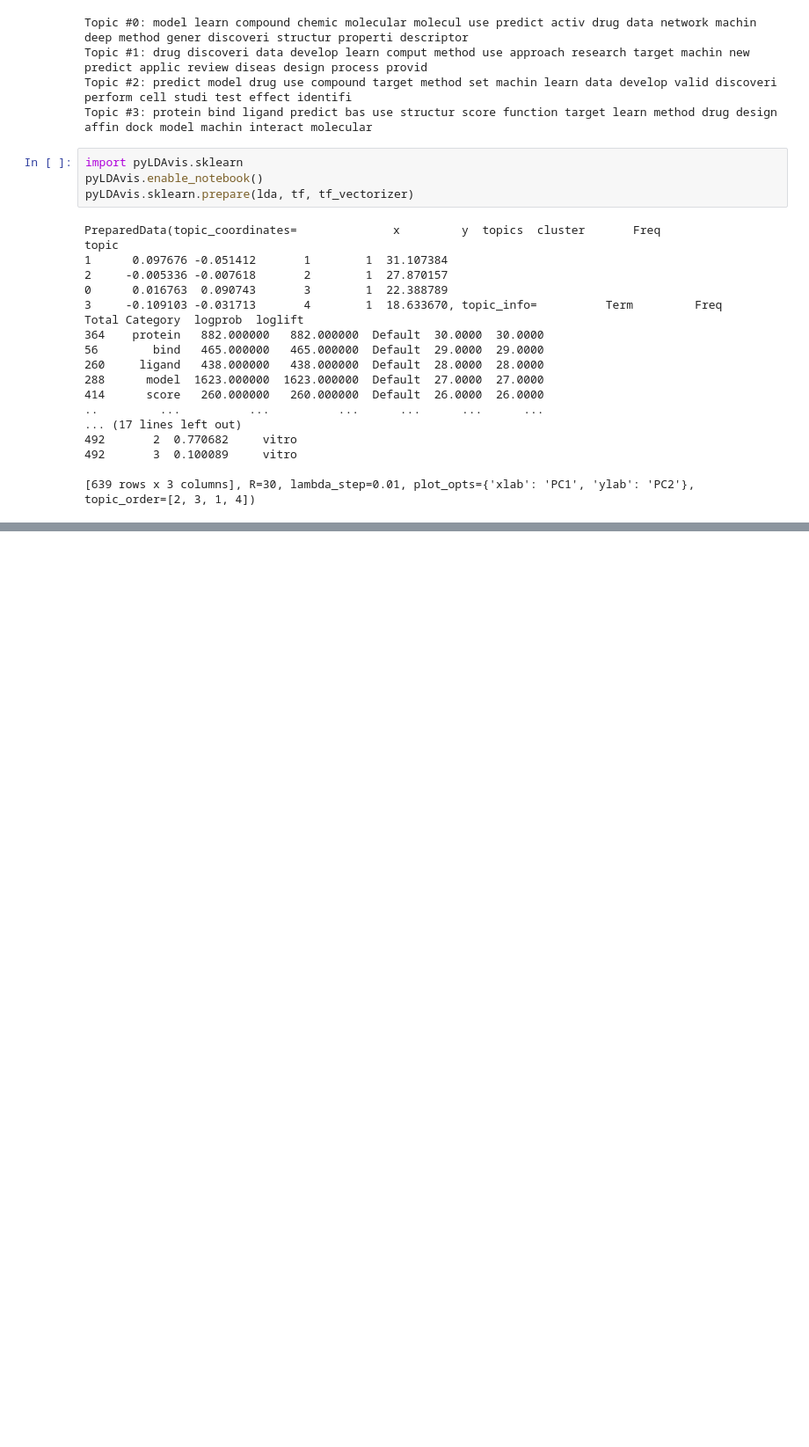
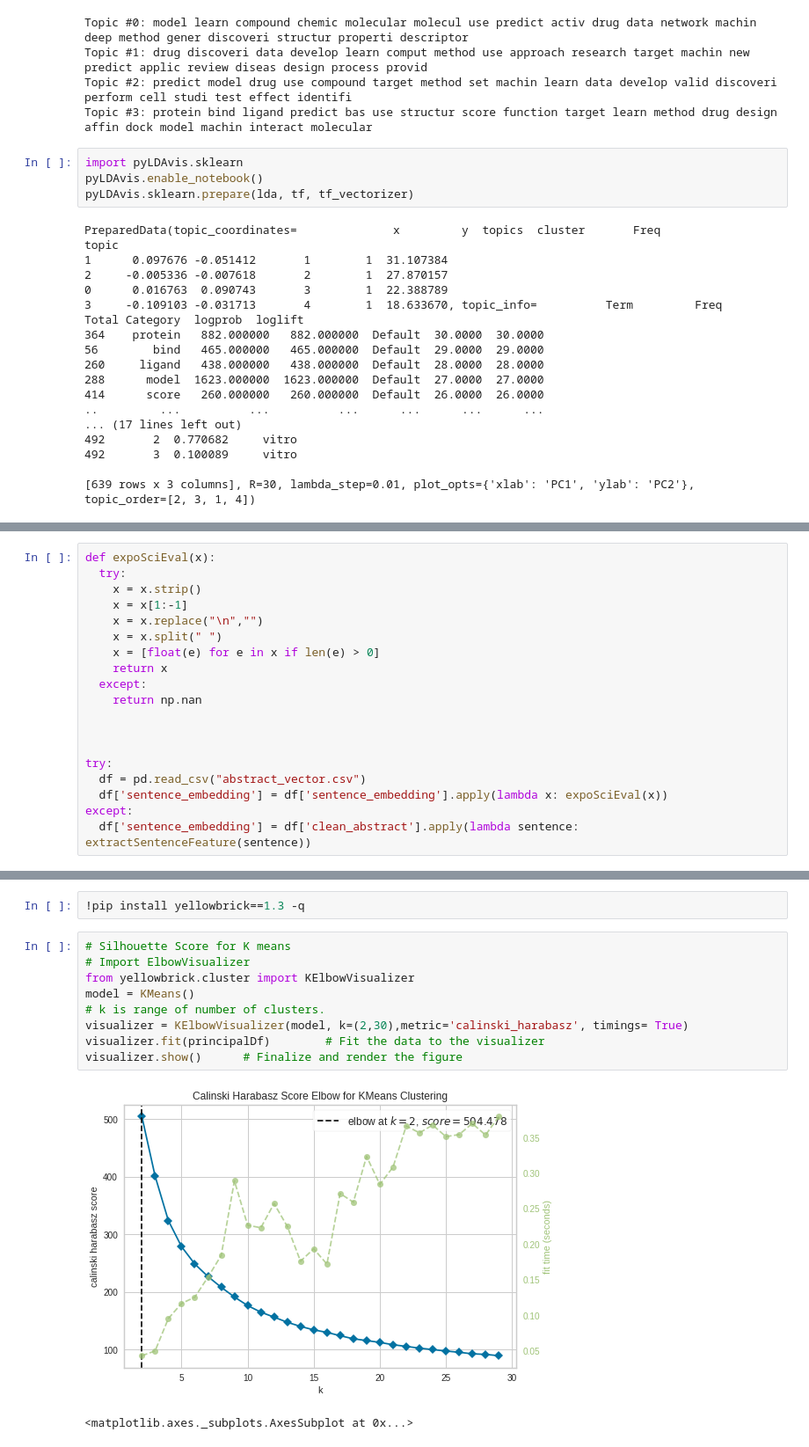
Before and after one commit to vedoly/cadd-smart-systematic-literature-reviews, a Jupyter notebook: cadd_smart_systematic_literature_reviews.ipynb, the cells around one changed output, grey strips where cells are left out. Shown: that part at 88% size. Drawn from its saved outputs; the diff is of its cells as text; blank space fills up the shorter version.

```diff
--- a/cadd_smart_systematic_literature_reviews.ipynb
+++ b/cadd_smart_systematic_literature_reviews.ipynb
@@ -205,0 +234,19 @@ topic
+# %%
+def expoSciEval(x):
+  try:
+    x = x.strip()
+    x = x[1:-1]
+    x = x.replace("\n","")
+    x = x.split(" ")
+    x = [float(e) for e in x if len(e) > 0]
+    return x
+  except:
+    return np.nan
+
+
+
+try:
+  df = pd.read_csv("abstract_vector.csv")
+  df['sentence_embedding'] = df['sentence_embedding'].apply(lambda x: expoSciEval(x))
+except:
+  df['sentence_embedding'] = df['clean_abstract'].apply(lambda sentence: extractSentenceFeature(sentence))
@@ -205,0 +301,14 @@ topic
+# %%
+!pip install yellowbrick==1.3 -q
+# %%
+# Silhouette Score for K means
+# Import ElbowVisualizer
+from yellowbrick.cluster import KElbowVisualizer
+model = KMeans()
+# k is range of number of clusters.
+visualizer = KElbowVisualizer(model, k=(2,30),metric='calinski_harabasz', timings= True)
+visualizer.fit(principalDf)        # Fit the data to the visualizer
+visualizer.show()      # Finalize and render the figure
+# %% [output]
+[figure, added]
+<matplotlib.axes._subplots.AxesSubplot at 0x...>
```
Also changed, not shown: parts of 16 cells of this notebook.
